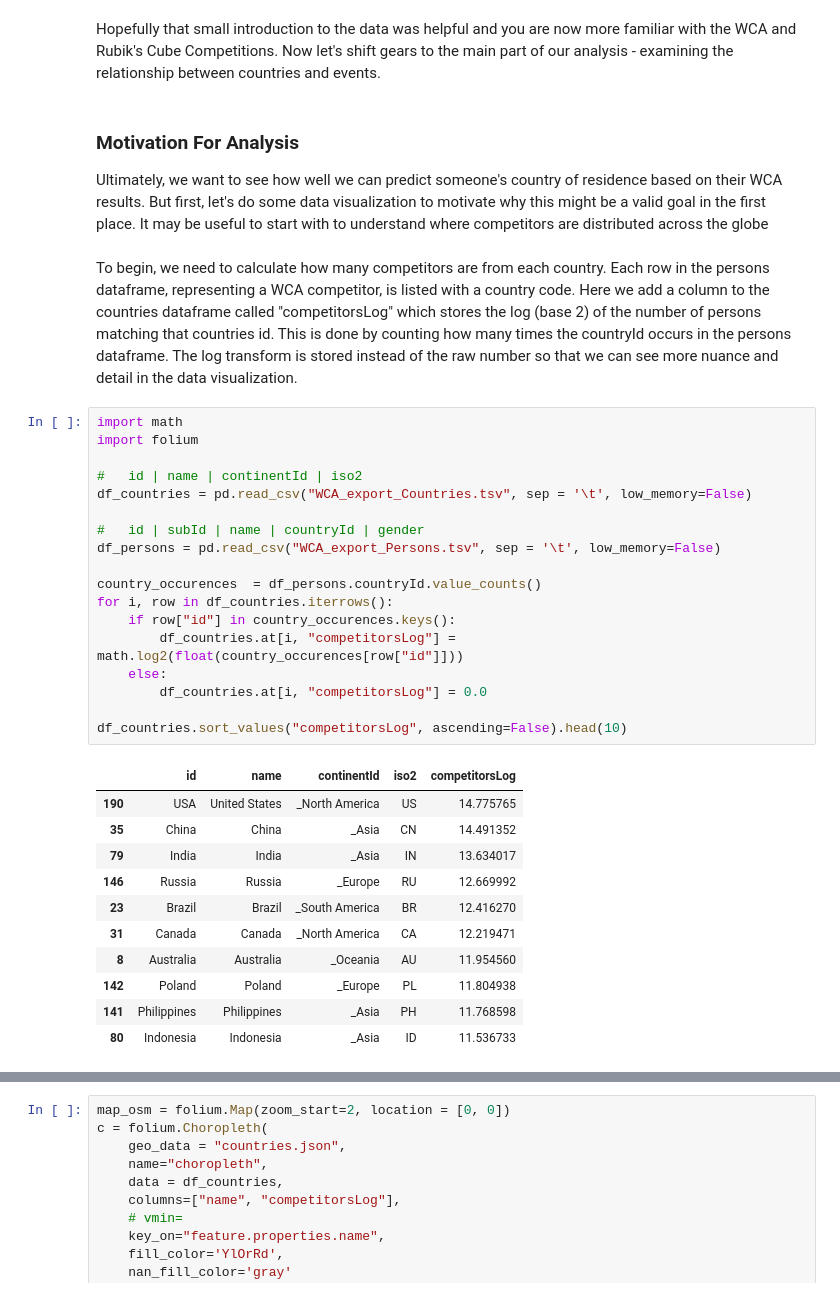
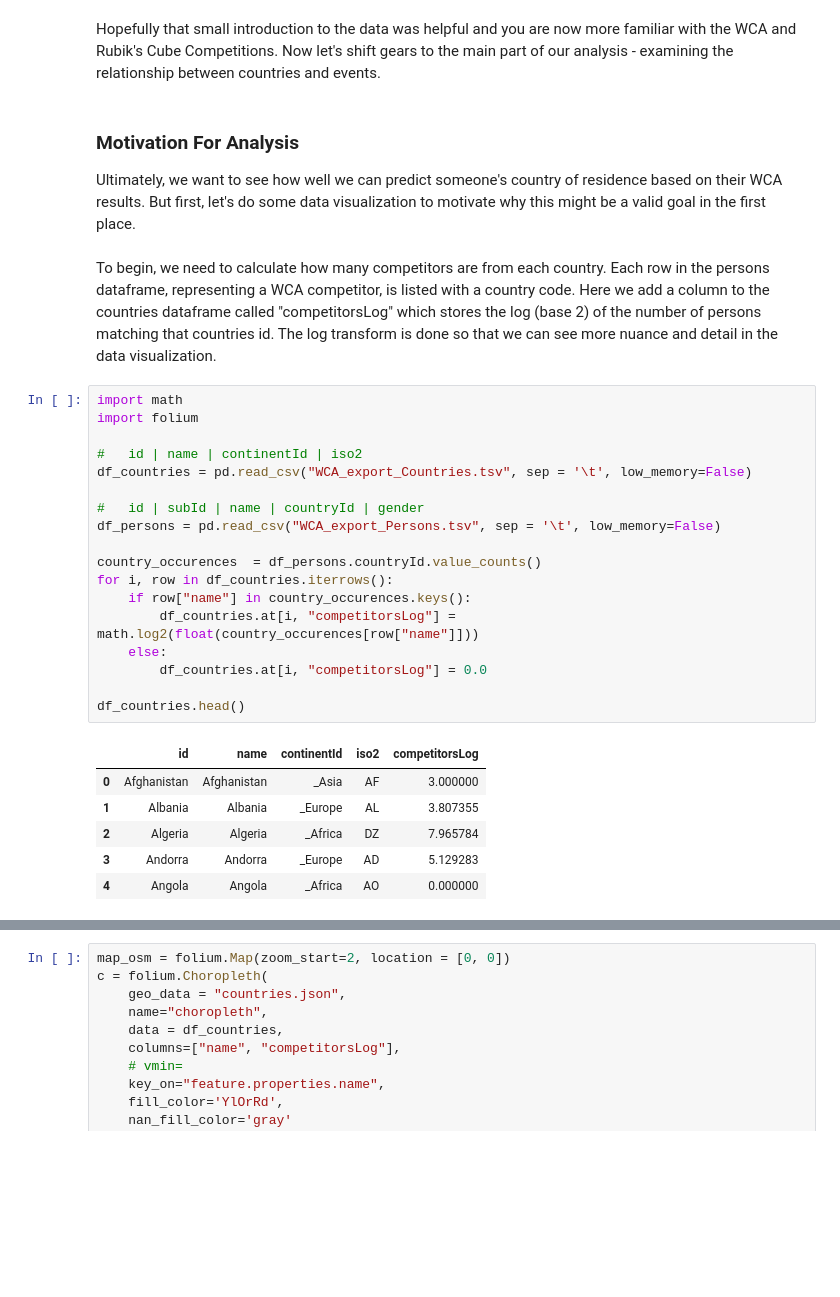
Before and after one commit to seanbelke/CMSC320-Final-Tutorial, a Jupyter notebook: wca-analysis.ipynb, the cells around one changed output, grey strips where cells are left out. Drawn from its saved outputs; the diff is of its cells as text; blank space fills up the shorter version.

```diff
--- a/wca-analysis.ipynb
+++ b/wca-analysis.ipynb
@@ -133,37 +133,32 @@ Hopefully that small introduction to the data was helpful and you are now more f
 # %% [markdown]
 ### Motivation For Analysis
 
-Ultimately, we want to see how well we can predict someone's country of residence based on their WCA results.  But first, let's do some data visualization to motivate why this might be a valid goal in the first place. It may be useful to start with to understand where competitors are distributed across the globe
+Ultimately, we want to see how well we can predict someone's country of residence based on their WCA results.  But first, let's do some data visualization to motivate why this might be a valid goal in the first place.
 # %% [markdown]
-To begin, we need to calculate how many competitors are from each country. Each row in the persons dataframe, representing a WCA competitor, is listed with a country code. Here we add a column to the countries dataframe called "competitorsLog" which stores the log (base 2) of the number of persons matching that countries id. This is done by counting how many times the countryId occurs in the persons dataframe. The log transform is stored instead of the raw number so that we can see more nuance and detail in the data visualization.
+To begin, we need to calculate how many competitors are from each country. Each row in the persons dataframe, representing a WCA competitor, is listed with a country code. Here we add a column to the countries dataframe called "competitorsLog" which stores the log (base 2) of the number of persons matching that countries id.  The log transform is done so that we can see more nuance and detail in the data visualization.
 # %%
 import math
 import folium
 
 #   id | name | continentId | iso2
 df_countries = pd.read_csv("WCA_export_Countries.tsv", sep = '\t', low_memory=False)
 
 #   id | subId | name | countryId | gender
 df_persons = pd.read_csv("WCA_export_Persons.tsv", sep = '\t', low_memory=False)
 
 country_occurences  = df_persons.countryId.value_counts()
 for i, row in df_countries.iterrows():
-    if row["id"] in country_occurences.keys():
-        df_countries.at[i, "competitorsLog"] = math.log2(float(country_occurences[row["id"]]))
+    if row["name"] in country_occurences.keys():
+        df_countries.at[i, "competitorsLog"] = math.log2(float(country_occurences[row["name"]]))
     else:
         df_countries.at[i, "competitorsLog"] = 0.0
 
-df_countries.sort_values("competitorsLog", ascending=False).head(10)
+df_countries.head()
 # %% [output]
 |  | id | name | continentId | iso2 | competitorsLog |
-| 190 | USA | United States | _North America | US | 14.775765 |
-| 35 | China | China | _Asia | CN | 14.491352 |
-| 79 | India | India | _Asia | IN | 13.634017 |
-| 146 | Russia | Russia | _Europe | RU | 12.669992 |
-| 23 | Brazil | Brazil | _South America | BR | 12.416270 |
-| 31 | Canada | Canada | _North America | CA | 12.219471 |
-| 8 | Australia | Australia | _Oceania | AU | 11.954560 |
-| 142 | Poland | Poland | _Europe | PL | 11.804938 |
-| 141 | Philippines | Philippines | _Asia | PH | 11.768598 |
-| 80 | Indonesia | Indonesia | _Asia | ID | 11.536733 |
+| 0 | Afghanistan | Afghanistan | _Asia | AF | 3.000000 |
+| 1 | Albania | Albania | _Europe | AL | 3.807355 |
+| 2 | Algeria | Algeria | _Africa | DZ | 7.965784 |
+| 3 | Andorra | Andorra | _Europe | AD | 5.129283 |
+| 4 | Angola | Angola | _Africa | AO | 0.000000 |
 # %% [markdown]
```
Also changed, not shown: parts of 16 cells of this notebook.
